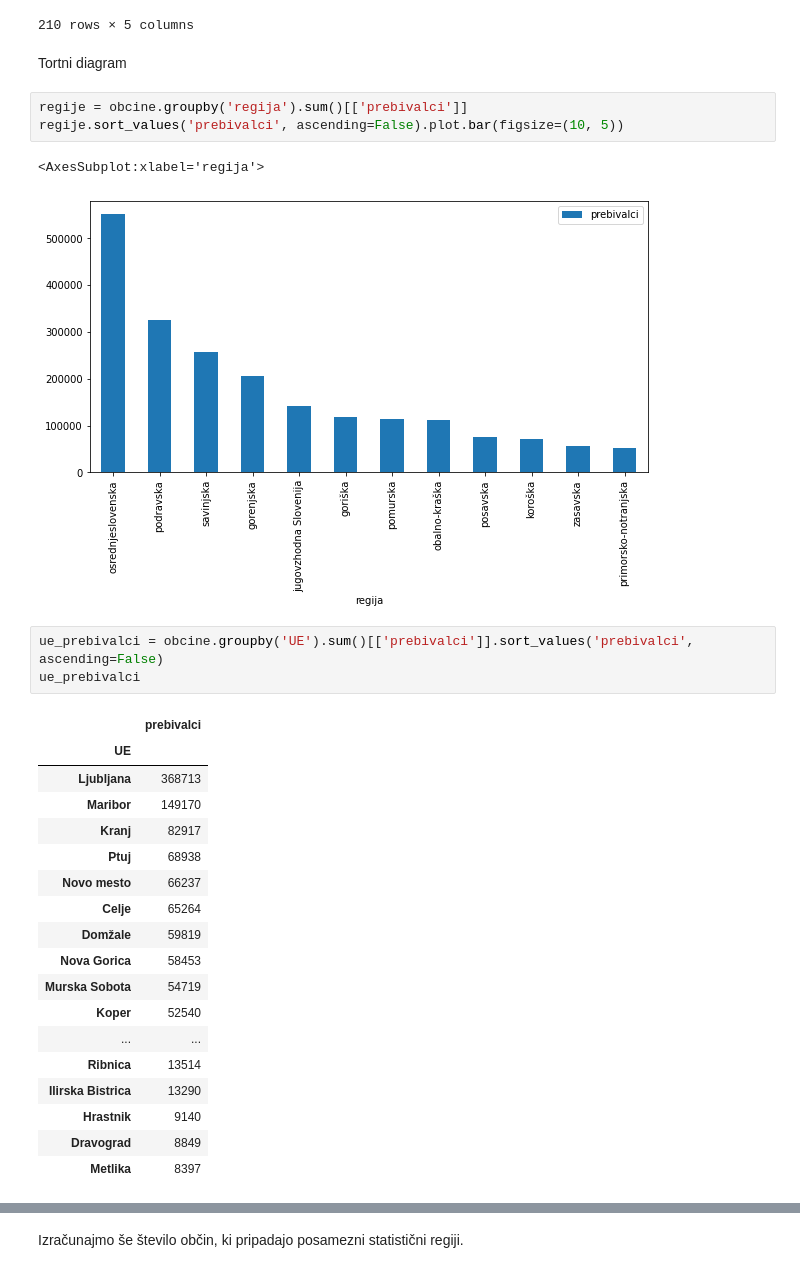
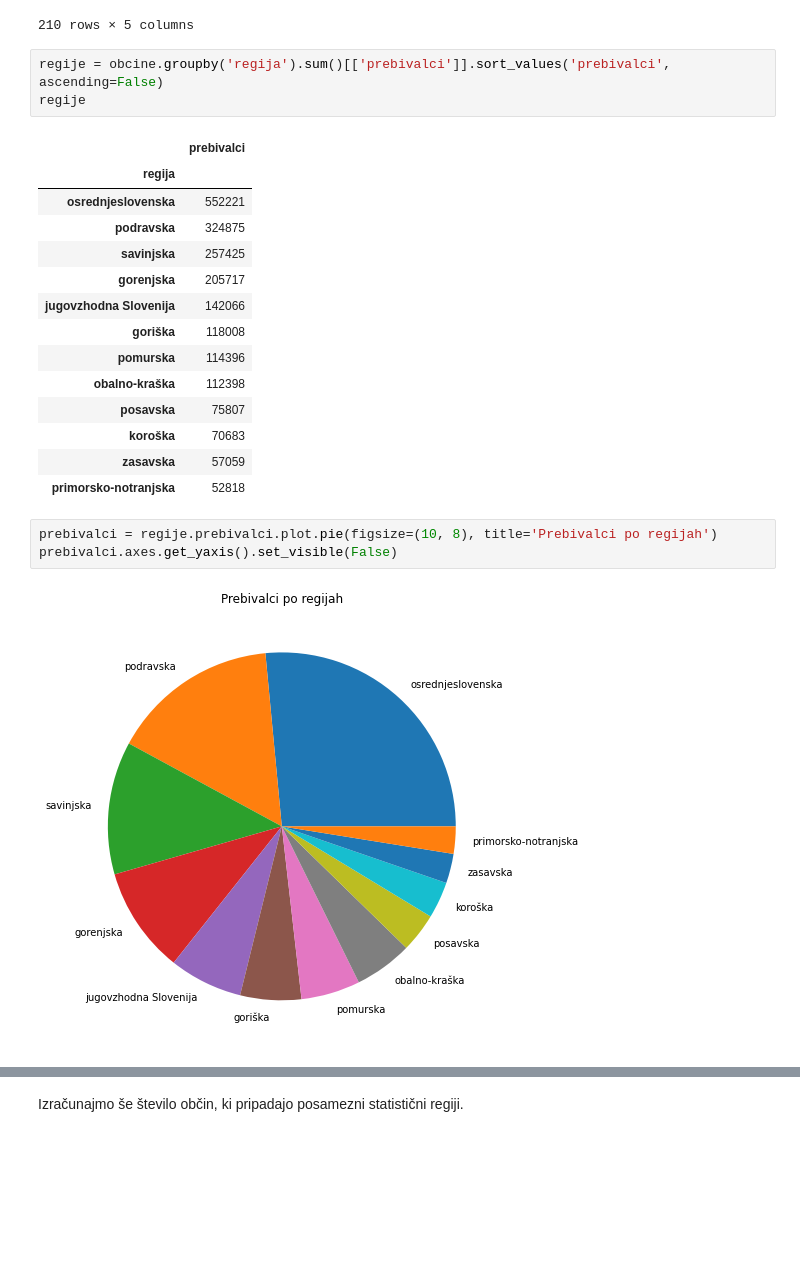
Before and after one commit to matejgorjup/PROG1-analiza-podatkov, a Jupyter notebook: obcine.ipynb, the cells around one changed output, grey strips where cells are left out. Drawn from its saved outputs; the diff is of its cells as text; blank space fills up the shorter version.

```diff
--- a/obcine.ipynb
+++ b/obcine.ipynb
@@ -70,33 +70,26 @@ obcine[['ime_obcine', 'regija', 'UE', 'povrsina', 'prebivalci']]
 | 209 | Žirovnica | gorenjska | Jesenice | 43 | 4384 |
 | 210 | Žužemberk | jugovzhodna Slovenija | Novo mesto | 164 | 4648 |
 210 rows × 5 columns
-# %% [markdown]
-Tortni diagram
 # %%
-regije = obcine.groupby('regija').sum()[['prebivalci']]
-regije.sort_values('prebivalci', ascending=False).plot.bar(figsize=(10, 5))
+regije = obcine.groupby('regija').sum()[['prebivalci']].sort_values('prebivalci', ascending=False)
+regije
 # %% [output]
-<AxesSubplot:xlabel='regija'>
-[figure, removed]
+|  | prebivalci |
+| regija |  |
+| osrednjeslovenska | 552221 |
+| podravska | 324875 |
+| savinjska | 257425 |
+| gorenjska | 205717 |
+| jugovzhodna Slovenija | 142066 |
+| goriška | 118008 |
+| pomurska | 114396 |
+| obalno-kraška | 112398 |
+| posavska | 75807 |
+| koroška | 70683 |
+| zasavska | 57059 |
+| primorsko-notranjska | 52818 |
-# %%
-ue_prebivalci = obcine.groupby('UE').sum()[['prebivalci']].sort_values('prebivalci', ascending=False)
-ue_prebivalci
-# %% [output]
-|  | prebivalci |
-| UE |  |
-| Ljubljana | 368713 |
-| Maribor | 149170 |
-| Kranj | 82917 |
-| Ptuj | 68938 |
-| Novo mesto | 66237 |
-| Celje | 65264 |
-| Domžale | 59819 |
-| Nova Gorica | 58453 |
-| Murska Sobota | 54719 |
-| Koper | 52540 |
-| ... | ... |
-| Ribnica | 13514 |
-| Ilirska Bistrica | 13290 |
-| Hrastnik | 9140 |
-| Dravograd | 8849 |
-| Metlika | 8397 |
+# %%
+prebivalci = regije.prebivalci.plot.pie(figsize=(10, 8), title='Prebivalci po regijah')
+prebivalci.axes.get_yaxis().set_visible(False)
+# %% [output]
+[figure, added]
```
Also changed, not shown: parts of 43 cells of this notebook.
